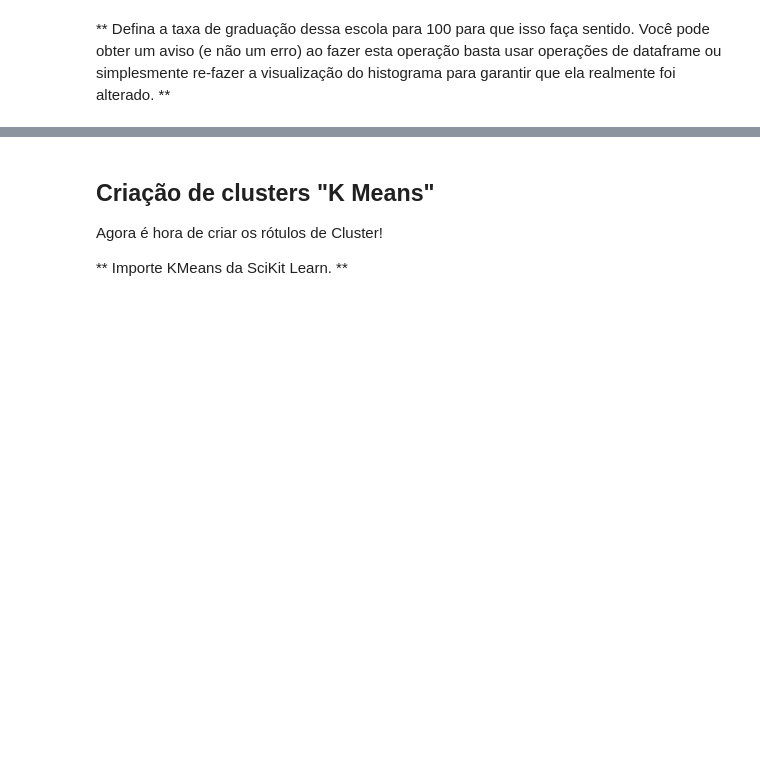
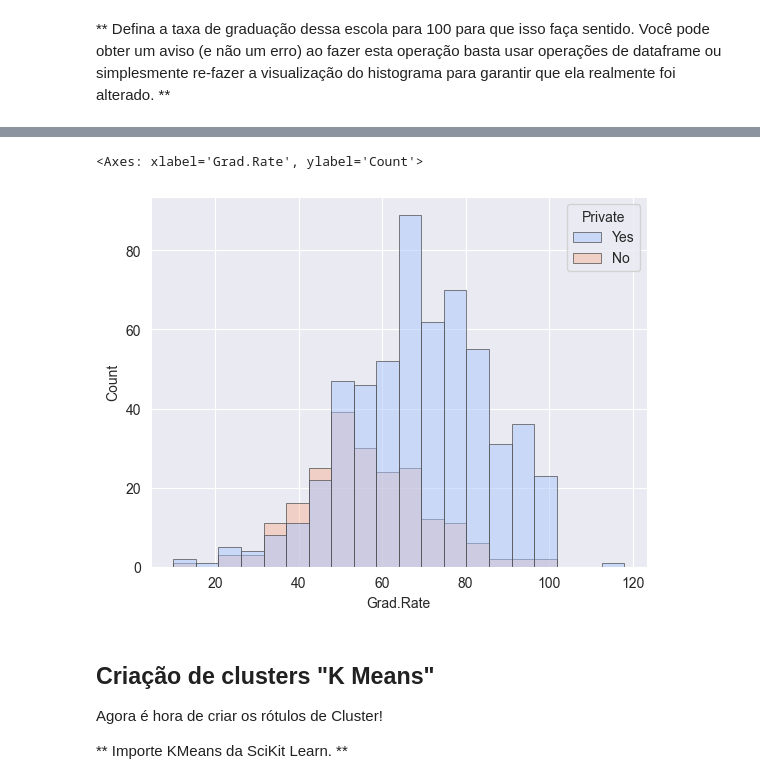
Before and after one commit to Danillo-SenaiMS/Fork-Machine-Learning, a Jupyter notebook: projects/Clusterizacao/01.ipynb.ipynb, the cells around one changed output, grey strips where cells are left out. Cells and saved outputs as stored; diff of their text form; code cells hidden in the pictures; blank space fills up the shorter version.

```diff
--- a/projects/Clusterizacao/01.ipynb.ipynb
+++ b/projects/Clusterizacao/01.ipynb.ipynb
@@ -123,2 +167,4 @@ sns.lmplot(
 # %% [markdown]
 ** Defina a taxa de graduação dessa escola para 100 para que isso faça sentido. Você pode obter um aviso (e não um erro) ao fazer esta operação basta usar operações de dataframe ou simplesmente re-fazer a visualização do histograma para garantir que ela realmente foi alterado. **
+# %%
+df.loc['Cazenovia College', 'Grand.Rate'] = 100
@@ -125,3 +176,17 @@ sns.lmplot(
+# %%
+sns.set_style('darkgrid')
+sns.histplot(
+    data= df,
+    hue= 'Private',
+    x= 'Grad.Rate',
+    bins= 20,
+    edgecolor=".3",
+    linewidth=.5,
+    palette='coolwarm',
+)
+# %% [output]
+<Axes: xlabel='Grad.Rate', ylabel='Count'>
+[figure, added]
 # %% [markdown]
 ## Criação de clusters "K Means"
 
```
Also changed, not shown: parts of 12 cells of this notebook.
